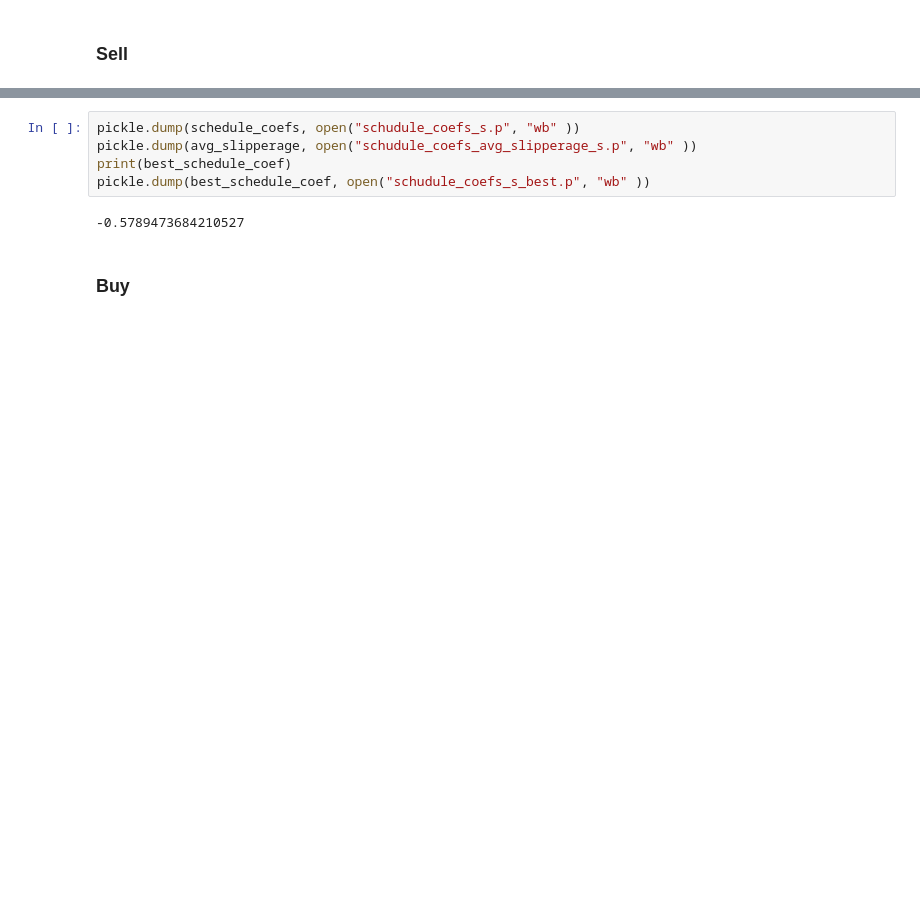
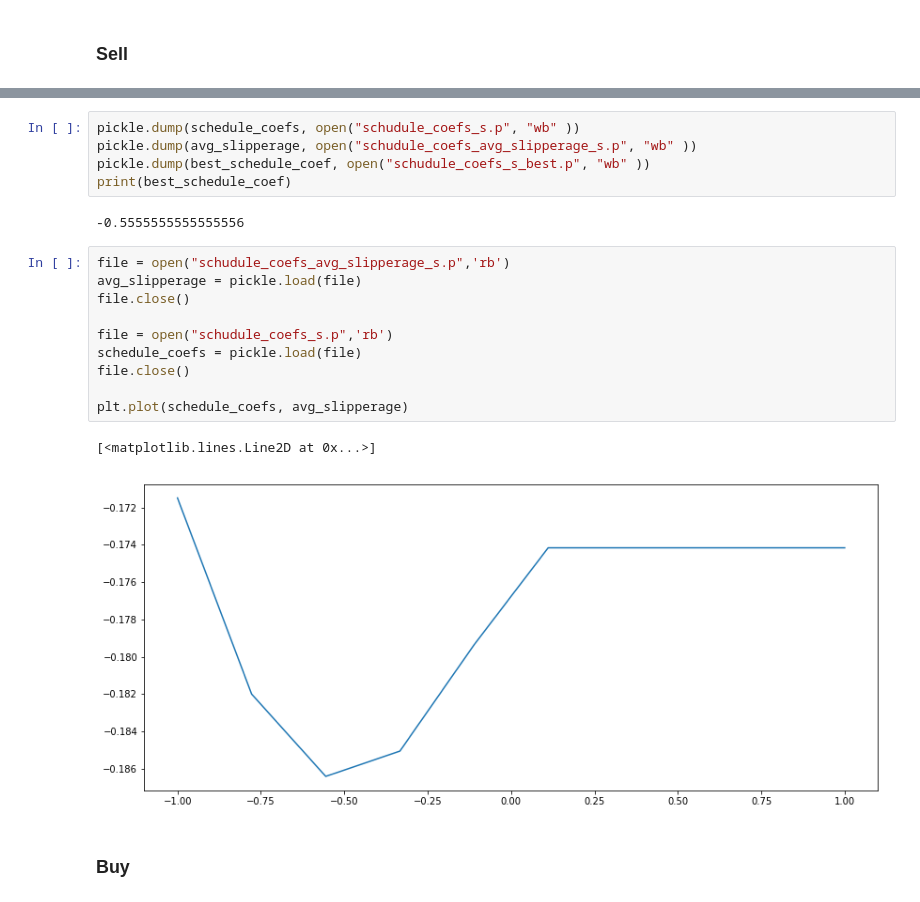
Before and after one commit to GenesisXYL/AlgoTrading, a Jupyter notebook: VWAP_Execution.ipynb, the cells around one changed output, grey strips where cells are left out. Saved outputs shown, nothing was run; the diff lists cells and outputs as text; blank space fills up the shorter version.

```diff
--- a/VWAP_Execution.ipynb
+++ b/VWAP_Execution.ipynb
@@ -92,10 +90,23 @@ If buy, then slippage larger better
 # %%
 pickle.dump(schedule_coefs, open("schudule_coefs_s.p", "wb" ))
 pickle.dump(avg_slipperage, open("schudule_coefs_avg_slipperage_s.p", "wb" ))
+pickle.dump(best_schedule_coef, open("schudule_coefs_s_best.p", "wb" ))
 print(best_schedule_coef)
-pickle.dump(best_schedule_coef, open("schudule_coefs_s_best.p", "wb" ))
 # %% [output]
--0.5789473684210527
+-0.5555555555555556
+# %%
+file = open("schudule_coefs_avg_slipperage_s.p",'rb')
+avg_slipperage = pickle.load(file)
+file.close()
+
+file = open("schudule_coefs_s.p",'rb')
+schedule_coefs = pickle.load(file)
+file.close()
+
+plt.plot(schedule_coefs, avg_slipperage)
+# %% [output]
+[<matplotlib.lines.Line2D at 0x...>]
+[figure, added]
 # %% [markdown]
 ### Buy
 # %%
```
Also changed, not shown: parts of 10 cells of this notebook, 13 other files.
